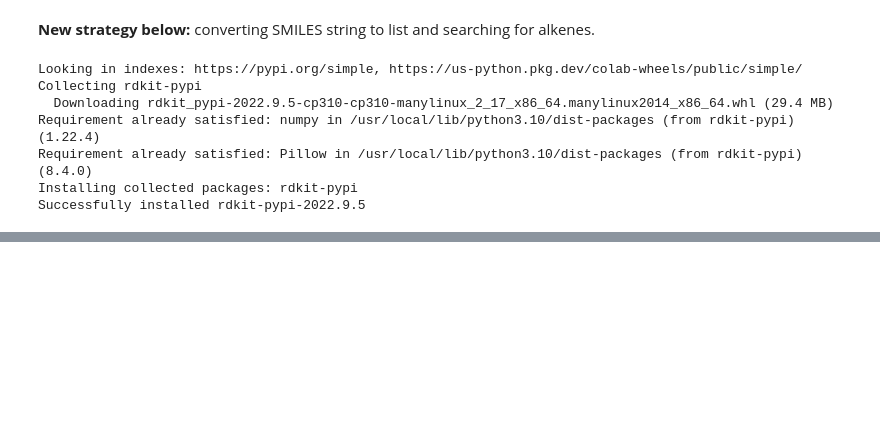
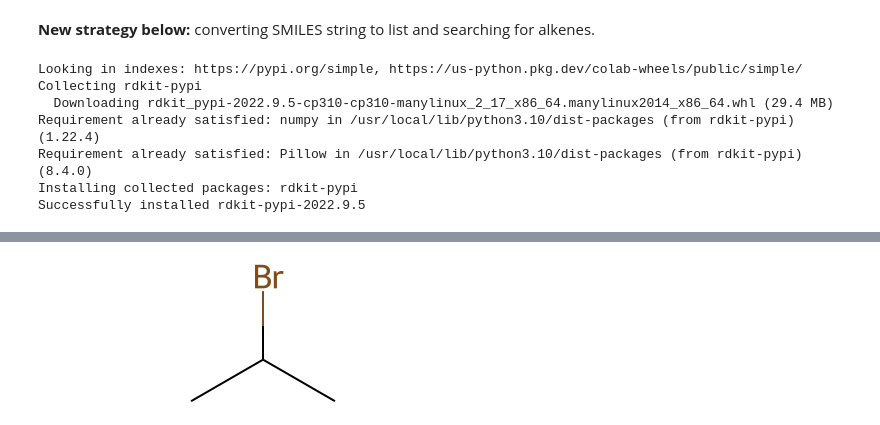
Before and after one commit to liam-haas/CLPS0950_FinalProject, a Jupyter notebook: Project_Testbed.ipynb, the cells around one changed output, grey strips where cells are left out. Drawn from its saved outputs; the diff is of its cells as text; code cells hidden in the pictures; blank space fills up the shorter version.

```diff
--- a/Project_Testbed.ipynb
+++ b/Project_Testbed.ipynb
@@ -152,0 +172,45 @@ react(A)
+# %%
+from __future__ import print_function
+from rdkit import rdBase
+from rdkit import Chem
+from rdkit.Chem import AllChem
+from rdkit.Chem import Draw
+from rdkit.Chem import rdMolDescriptors
+
+from rdkit.Chem.Draw import IPythonConsole
+
+IPythonConsole.ipython_useSVG=False
+
+from itertools import chain
+
+propene = Chem.MolFromSmiles('C=CC')
+ethene = Chem.MolFromSmiles('C=C')
+butene = Chem.MolFromSmiles('CC=CC')
+mol1 = Chem.MolFromSmiles('C=CCC1=CC=CC=C1')
+
+
+def rxn1(x):
+  a = Chem.MolFromSmiles(x)
+  rxn1 = AllChem.ReactionFromSmarts('[CH:1]=[C:2]>>[CH:1]([Br])[C:2]')
+  pdt = rxn1.RunReactants((a, ))[0][0]
+  return pdt
+
+rxn1('C=CC')
+
+# import pandas as pd
+# m = {'Alkenes':['C=C','C=CC','C=CCC','C/C=C/C','C=CCCC','C/C=C\C','C/C=C/CC','C/C=C\CC','C=CC(CC)C','C/C=C/C(C)C','C=C(C)C','C=CC(CC)CC','CCC(CC)/C=CC/C(C)C','C/C=C(CC)/CC','CCCC(CC)(C)/C=C/C']}
+# m['Rxn with HBr'] = [rxn1(item) for item in m['Alkenes']]
+# df = pd.DataFrame(data=m)
+# df
+
+
+
+
+
+
+# def rxn2(x):
+#   rxn2 = AllChem.ReactionFromSmarts('[C:1]=[C:2][C1:3]>>[C:1][C:2]([Br])[C1:3]')
+#   pdt = rxn2.RunReactants((mol1, ))[0][0]
+#   return pdt
+# %% [output]
+[figure, added]
```
Also changed, not shown: parts of 5 cells of this notebook.
